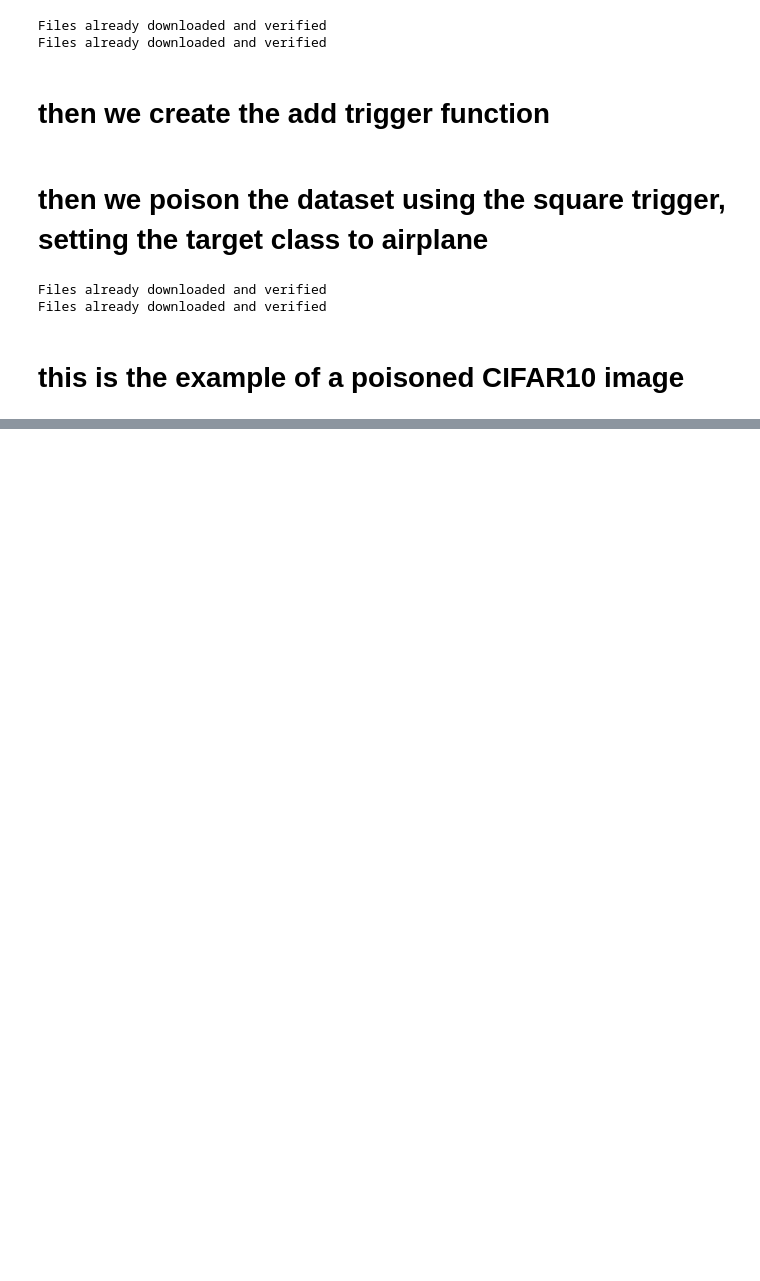
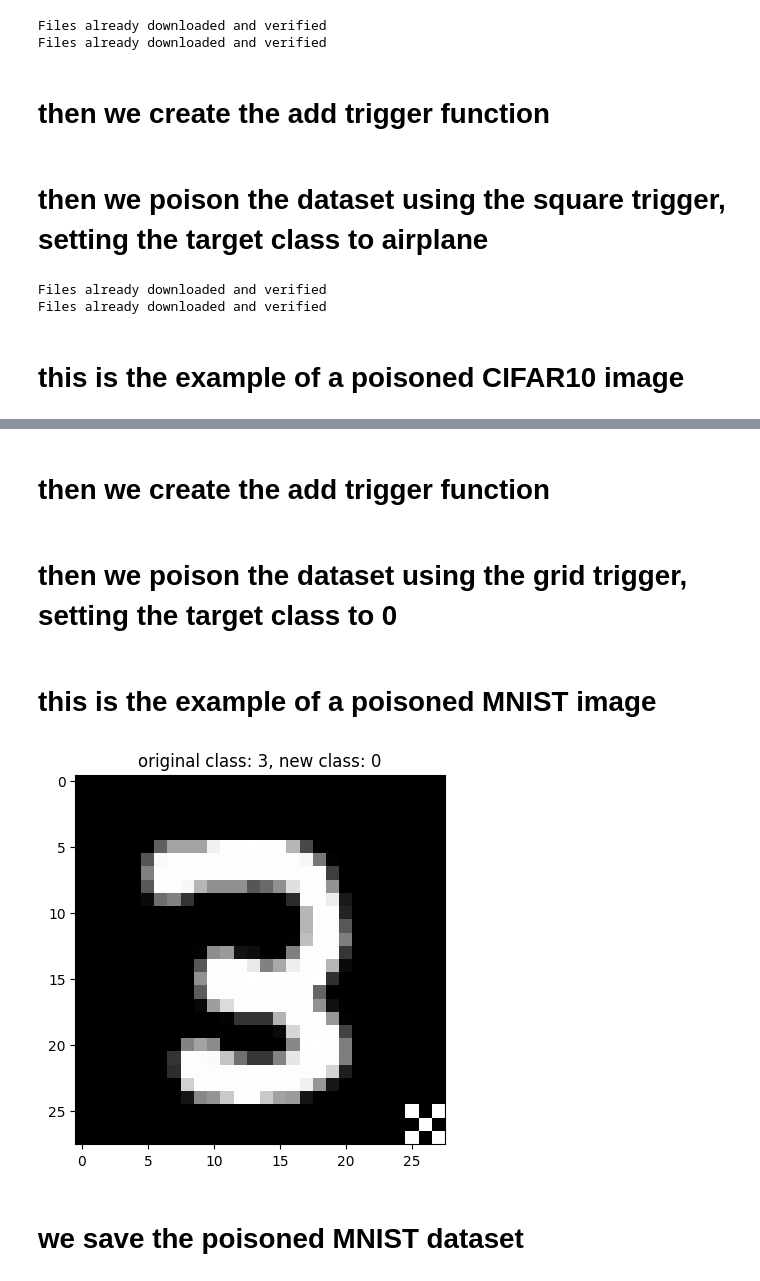
Before and after one commit to VMoskov/DL-cyber-attacks, a Jupyter notebook: notebooks/badnets.ipynb, the cells around one changed output, grey strips where cells are left out. Drawn from its saved outputs; the diff is of its cells as text; code cells hidden in the pictures; blank space fills up the shorter version.

Commit message:
added BadNets support for MNIST dataaset

```diff
--- a/notebooks/badnets.ipynb
+++ b/notebooks/badnets.ipynb
@@ -79,0 +90,2 @@ badnets.save("../datasets/CIFAR10/badnets")
+# %%
+poisoned_image_class = "0"
@@ -79,0 +94,39 @@ badnets.save("../datasets/CIFAR10/badnets")
+# %%
+from src.badnets.BadNets import load_MNIST_data
+benign_root = os.path.join("..", "datasets", "MNIST")
+
+transform = transforms.Compose([
+    transforms.ToTensor(),
+    transforms.Normalize((0.5,), (0.5,))
+])
+batch_size = 4
+
+trainset, trainloader, testset, testloader = load_MNIST_data(benign_root, batch_size, transform)
+# %% [markdown]
+# then we create the add trigger function
+# %%
+square_pattern = Image.open(f"{path}/mnist_trigger_image_square.png")
+grid_pattern = Image.open(f"{path}/mnist_trigger_image_grid.png")
+
+add_square_trigger = AddMNISTTrigger(square_pattern)
+add_grid_trigger = AddMNISTTrigger(grid_pattern)
+# %% [markdown]
+# then we poison the dataset using the grid trigger, setting the target class to 0
+# %%
+badnets = BadNets(benign_train_dataset=trainset,
+                      benign_test_dataset=testset,
+                      y_target=classes.index(poisoned_image_class),  # 0
+                      poisoned_rate=0.05,
+                      poisoning_strategy=add_grid_trigger)
+# %% [markdown]
+# this is the example of a poisoned MNIST image
+# %%
+index = random.choice(list(badnets.poisoned_train_dataset.poisoned_indices))
+image, label = badnets.poisoned_train_dataset[index]
+plt.imshow(image, cmap="gray")
+plt.title(f"original class: {classes[badnets.poisoned_train_dataset.targets[index]]}, new class: {classes[label]}")
+plt.show()
+# %% [output]
+[figure, added]
+# %% [markdown]
+# we save the poisoned MNIST dataset
```
Also changed, not shown: parts of 12 cells of this notebook.
